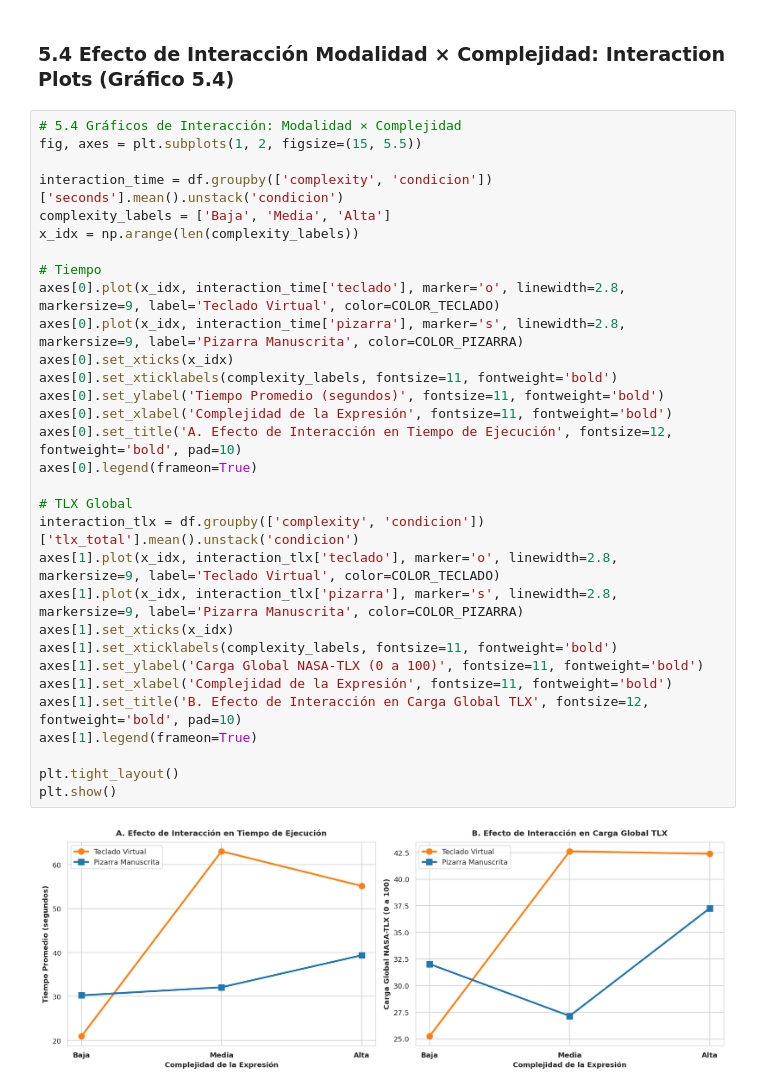
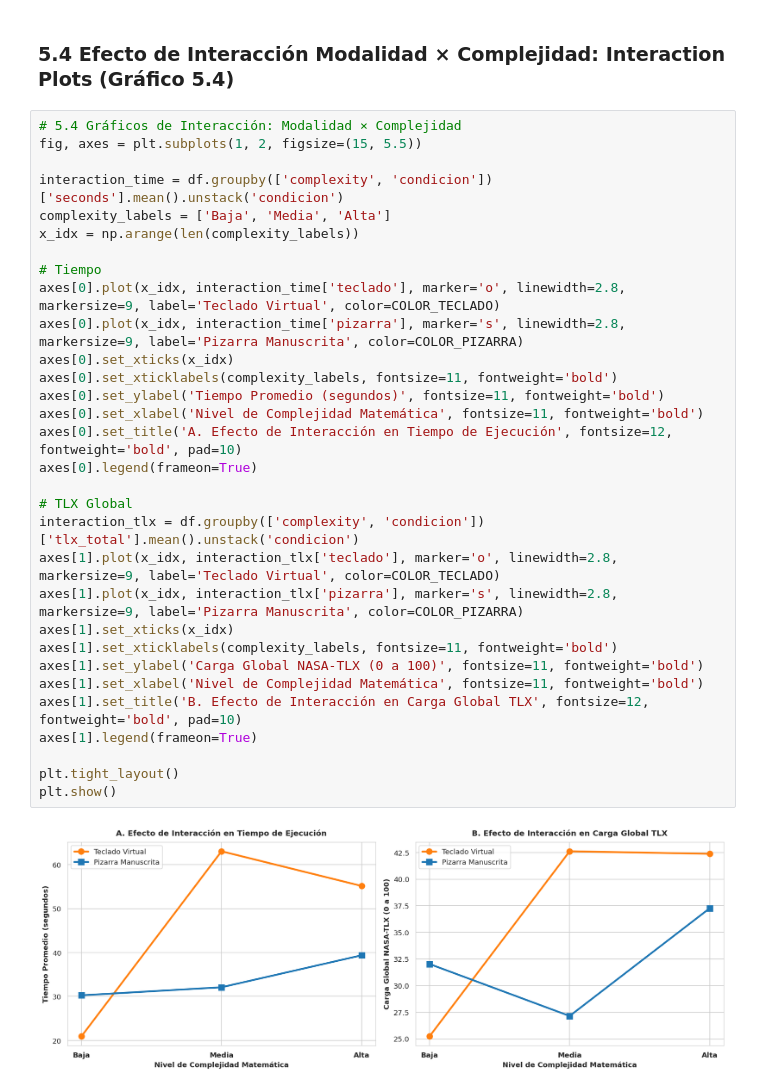
Before and after one commit to NyRoo12/analisis_datos_estudiantes, a Jupyter notebook: analisis_resultados_estudio.ipynb, the cells around one changed output. Drawn from its saved outputs; the diff is of its cells as text.

```diff
--- a/analisis_resultados_estudio.ipynb
+++ b/analisis_resultados_estudio.ipynb
@@ -1117,33 +1125,33 @@ plt.show()
 # %%
 # 5.4 Gráficos de Interacción: Modalidad × Complejidad
 fig, axes = plt.subplots(1, 2, figsize=(15, 5.5))
 
 interaction_time = df.groupby(['complexity', 'condicion'])['seconds'].mean().unstack('condicion')
 complexity_labels = ['Baja', 'Media', 'Alta']
 x_idx = np.arange(len(complexity_labels))
 
 # Tiempo
 axes[0].plot(x_idx, interaction_time['teclado'], marker='o', linewidth=2.8, markersize=9, label='Teclado Virtual', color=COLOR_TECLADO)
 axes[0].plot(x_idx, interaction_time['pizarra'], marker='s', linewidth=2.8, markersize=9, label='Pizarra Manuscrita', color=COLOR_PIZARRA)
 axes[0].set_xticks(x_idx)
 axes[0].set_xticklabels(complexity_labels, fontsize=11, fontweight='bold')
 axes[0].set_ylabel('Tiempo Promedio (segundos)', fontsize=11, fontweight='bold')
-axes[0].set_xlabel('Complejidad de la Expresión', fontsize=11, fontweight='bold')
+axes[0].set_xlabel('Nivel de Complejidad Matemática', fontsize=11, fontweight='bold')
 axes[0].set_title('A. Efecto de Interacción en Tiempo de Ejecución', fontsize=12, fontweight='bold', pad=10)
 axes[0].legend(frameon=True)
 
 # TLX Global
 interaction_tlx = df.groupby(['complexity', 'condicion'])['tlx_total'].mean().unstack('condicion')
 axes[1].plot(x_idx, interaction_tlx['teclado'], marker='o', linewidth=2.8, markersize=9, label='Teclado Virtual', color=COLOR_TECLADO)
 axes[1].plot(x_idx, interaction_tlx['pizarra'], marker='s', linewidth=2.8, markersize=9, label='Pizarra Manuscrita', color=COLOR_PIZARRA)
 axes[1].set_xticks(x_idx)
 axes[1].set_xticklabels(complexity_labels, fontsize=11, fontweight='bold')
 axes[1].set_ylabel('Carga Global NASA-TLX (0 a 100)', fontsize=11, fontweight='bold')
-axes[1].set_xlabel('Complejidad de la Expresión', fontsize=11, fontweight='bold')
+axes[1].set_xlabel('Nivel de Complejidad Matemática', fontsize=11, fontweight='bold')
 axes[1].set_title('B. Efecto de Interacción en Carga Global TLX', fontsize=12, fontweight='bold', pad=10)
 axes[1].legend(frameon=True)
 
 plt.tight_layout()
 plt.show()
 # %% [output]
-[figure, old version]
+[figure, new version]
```
Also changed, not shown: parts of 77 cells of this notebook, 2 other files.
